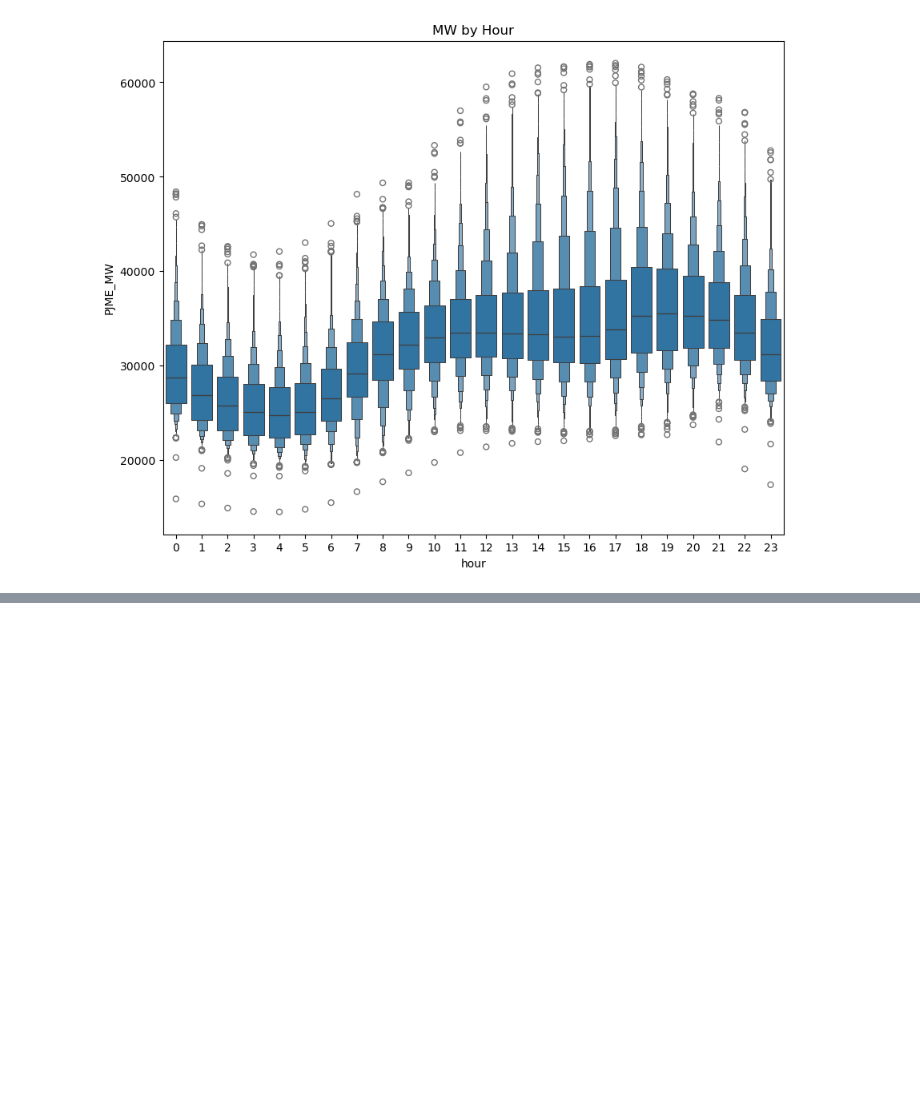
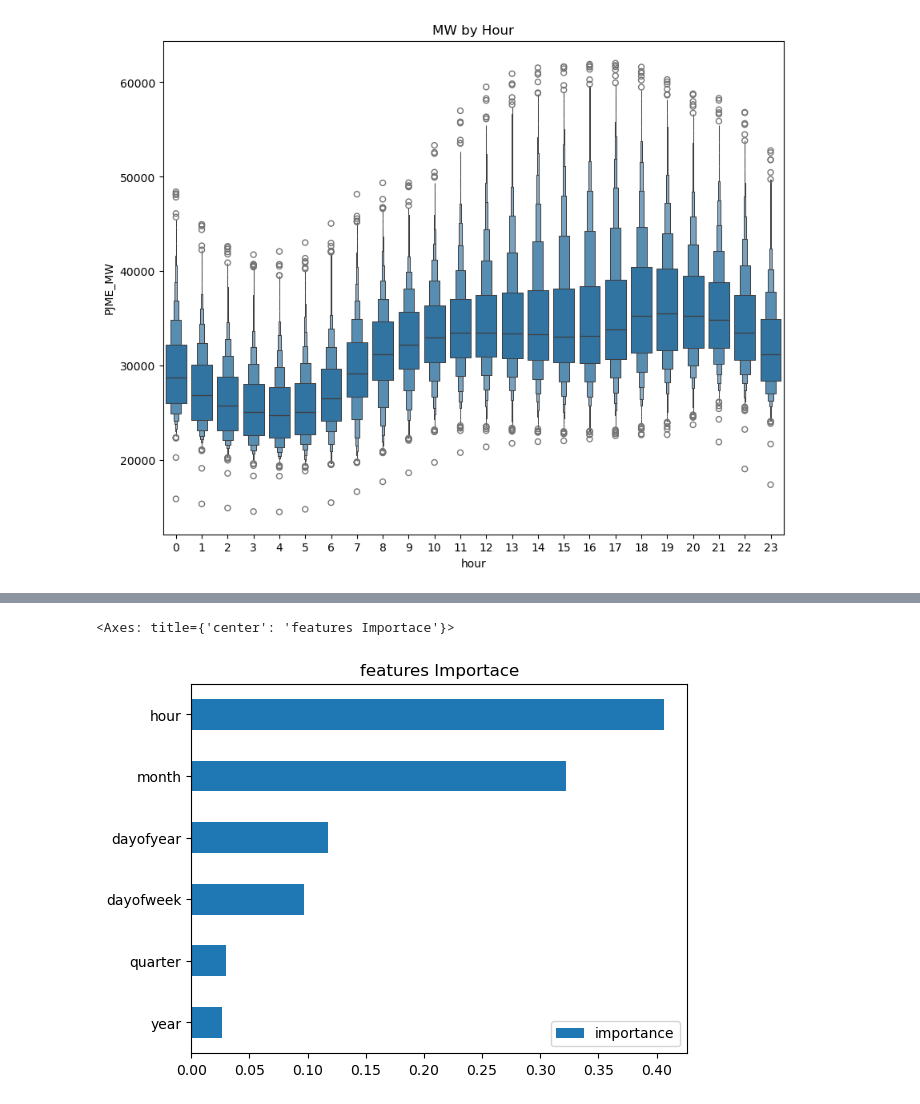
Before and after one commit to Shubhambg611/Time-Series, a Jupyter notebook: YT_ROB_time_serise.ipynb, the cells around one changed output, grey strips where cells are left out. Cells and saved outputs as stored; diff of their text form; code cells hidden in the pictures; blank space fills up the shorter version.

```diff
--- a/YT_ROB_time_serise.ipynb
+++ b/YT_ROB_time_serise.ipynb
@@ -192,0 +211,20 @@ Text(0.5, 1.0, 'MW by Hour')
+# %%
+features = ['hour', 'dayofweek', 'quarter', 'month', 'year','dayofyear']
+target = 'PJME_MW'
+# %%
+X_train = train[features]
+y_train = train[target]
+
+X_test = test[features]
+y_test = test[target]
+# %%
+reg = xgb.XGBRegressor(
+    n_estimators=1000,
+    early_stopping_rounds=50,
+    learning_rate=0.01)
+
+reg.fit(
+    X_train, y_train,
+    eval_set=[(X_train, y_train), (X_test, y_test)],
+    verbose=True
+)
@@ -192,0 +260,7 @@ Text(0.5, 1.0, 'MW by Hour')
+# %%
+fi = pd.DataFrame(data=reg.feature_importances_, index=reg.feature_names_in_,columns=['importance'])
+# %%
+fi.sort_values('importance').plot(kind='barh',title="features Importace")
+# %% [output]
+<Axes: title={'center': 'features Importace'}>
+[figure, added]
```
Also changed, not shown: parts of 10 cells of this notebook.
